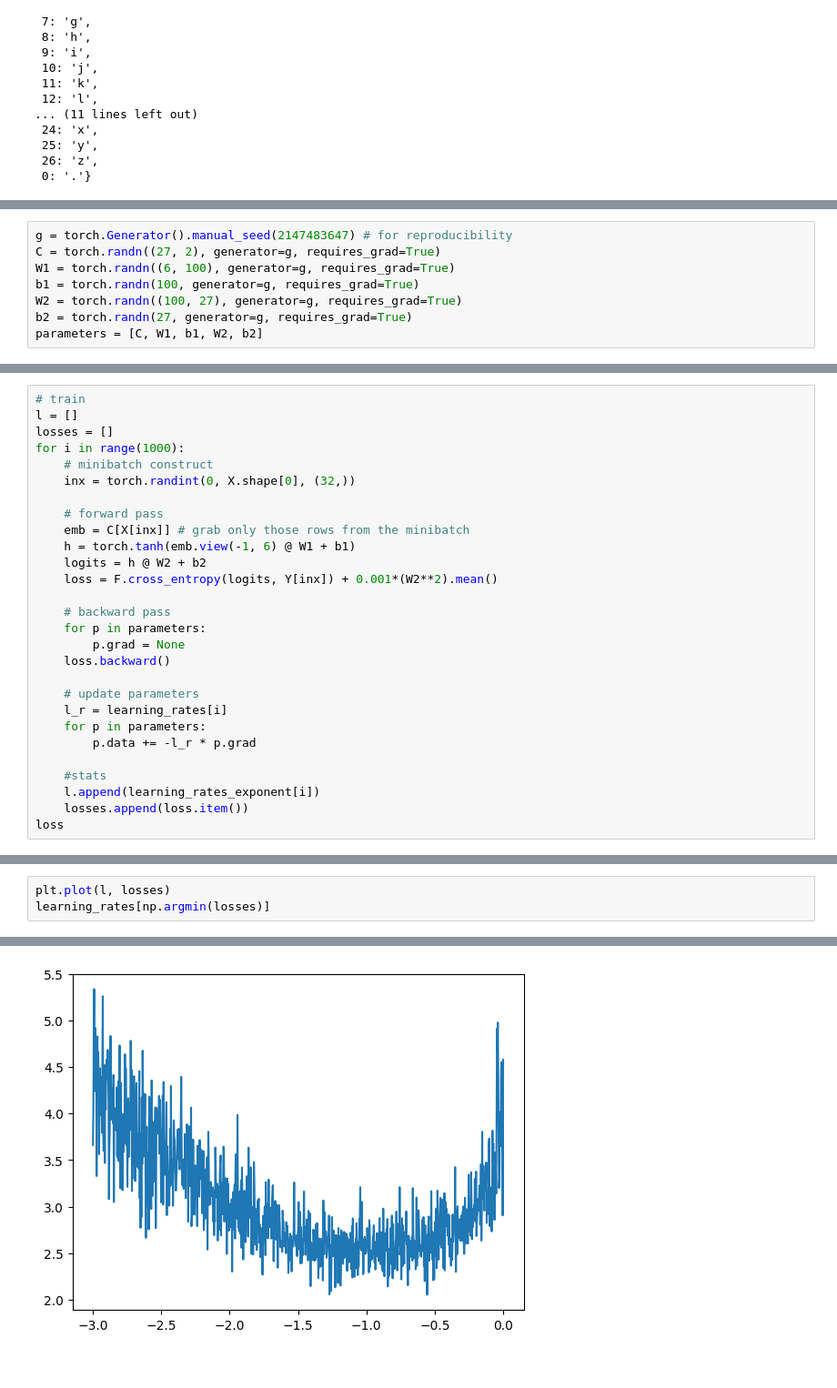
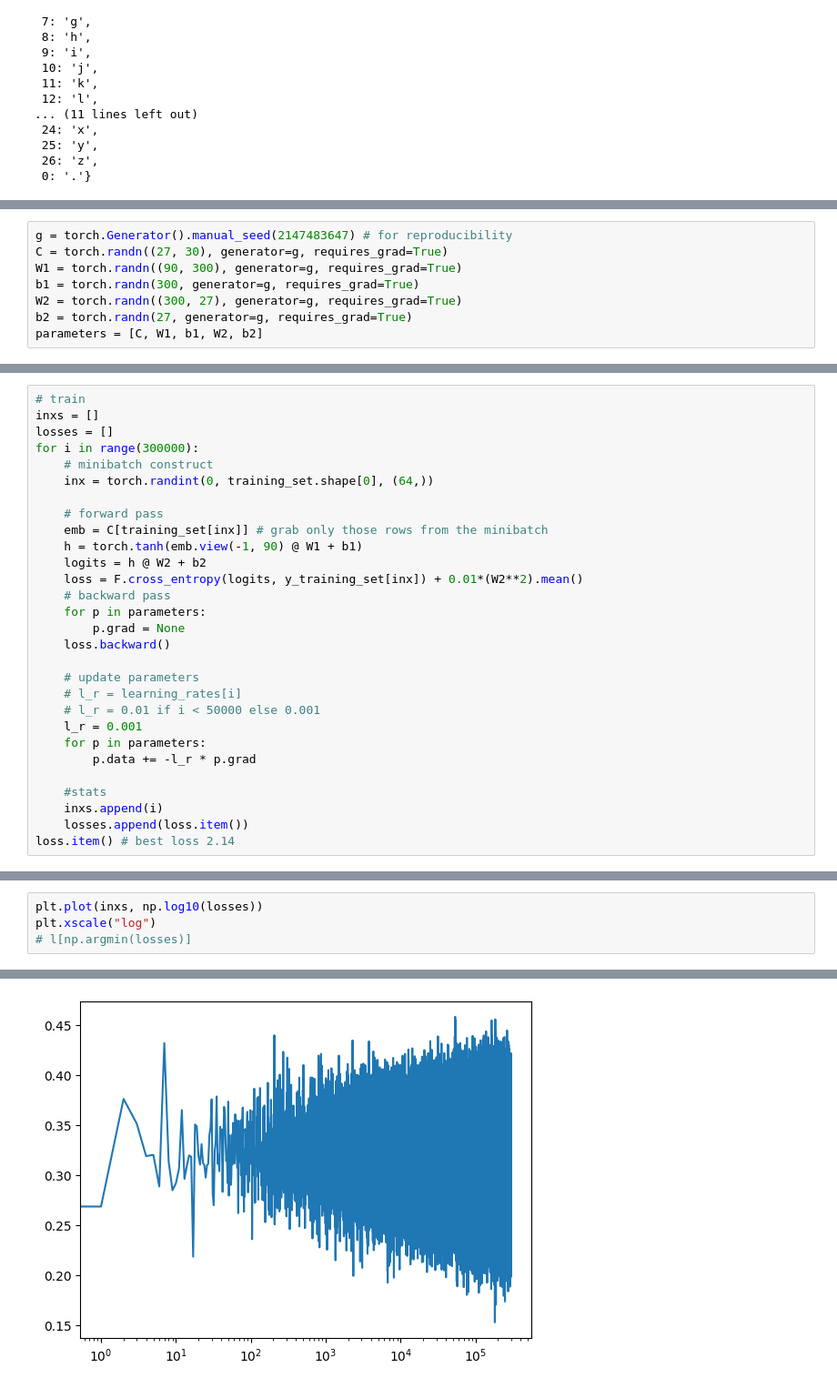
Before and after one commit to adamj34/neural_nets_AK, a Jupyter notebook: mlp/mlp_respectable.ipynb, the cells around one changed output, grey strips where cells are left out. Shown: that part at 91% size. Drawn from its saved outputs; the diff is of its cells as text.

```diff
--- a/mlp/mlp_respectable.ipynb
+++ b/mlp/mlp_respectable.ipynb
@@ -60,9 +76,9 @@ tensor([[ 0,  0,  0],
 # %%
 g = torch.Generator().manual_seed(2147483647) # for reproducibility
-C = torch.randn((27, 2), generator=g, requires_grad=True)
-W1 = torch.randn((6, 100), generator=g, requires_grad=True)
-b1 = torch.randn(100, generator=g, requires_grad=True)
-W2 = torch.randn((100, 27), generator=g, requires_grad=True)
+C = torch.randn((27, 30), generator=g, requires_grad=True)
+W1 = torch.randn((90, 300), generator=g, requires_grad=True)
+b1 = torch.randn(300, generator=g, requires_grad=True)
+W2 = torch.randn((300, 27), generator=g, requires_grad=True)
 b2 = torch.randn(27, generator=g, requires_grad=True)
 parameters = [C, W1, b1, W2, b2]
 # %%
@@ -97,29 +99,30 @@ Why use batches? Training time. A lot of semi-accurate steps bets a small # of a
 # %%
 # train
-l = []
+inxs = []
 losses = []
-for i in range(1000):
+for i in range(300000):
     # minibatch construct
-    inx = torch.randint(0, X.shape[0], (32,))
+    inx = torch.randint(0, training_set.shape[0], (64,))
 
     # forward pass
-    emb = C[X[inx]] # grab only those rows from the minibatch
-    h = torch.tanh(emb.view(-1, 6) @ W1 + b1)
+    emb = C[training_set[inx]] # grab only those rows from the minibatch
+    h = torch.tanh(emb.view(-1, 90) @ W1 + b1)
     logits = h @ W2 + b2
-    loss = F.cross_entropy(logits, Y[inx]) + 0.001*(W2**2).mean()
-
+    loss = F.cross_entropy(logits, y_training_set[inx]) + 0.01*(W2**2).mean()
     # backward pass
     for p in parameters:
         p.grad = None
     loss.backward()
 
     # update parameters
-    l_r = learning_rates[i]
+    # l_r = learning_rates[i]
+    # l_r = 0.01 if i < 50000 else 0.001
+    l_r = 0.001
     for p in parameters:
         p.data += -l_r * p.grad
 
     #stats
-    l.append(learning_rates_exponent[i])
+    inxs.append(i)
     losses.append(loss.item())
-loss
+loss.item() # best loss 2.14
 # %% [output]
@@ -127,4 +130,5 @@ tensor(4.5779, grad_fn=<AddBackward0>)
 # %%
-plt.plot(l, losses)
-learning_rates[np.argmin(losses)]
+plt.plot(inxs, np.log10(losses))
+plt.xscale("log")
+# l[np.argmin(losses)]
 # %% [output]
@@ -132,2 +135,2 @@ tensor(0.2783)
-[figure, old version]
+[figure, new version]
 # %%
```
Also changed, not shown: parts of 13 cells of this notebook.
